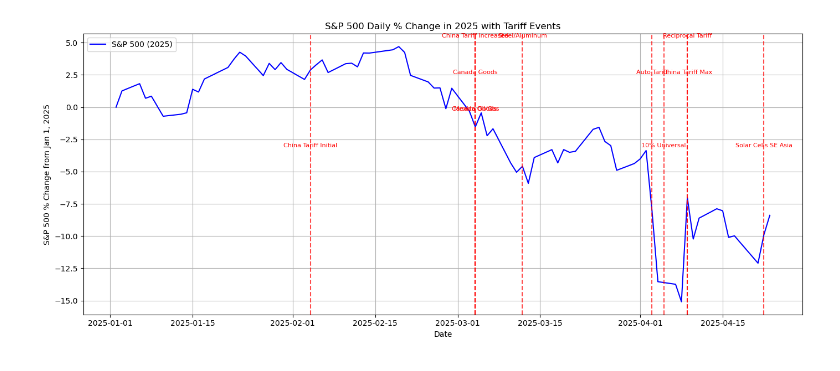
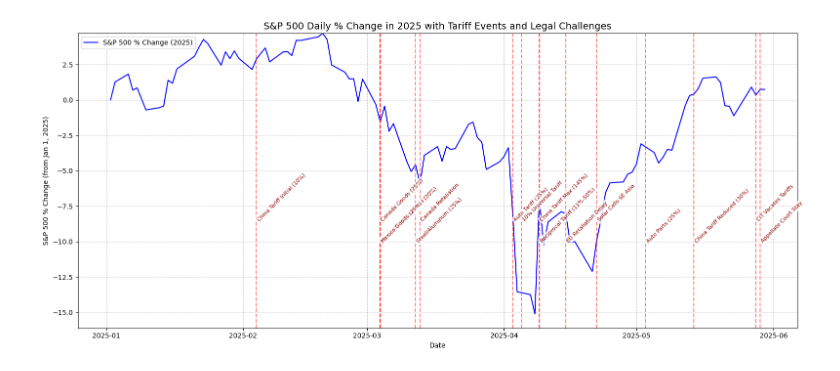
Before and after one commit to omega1119/sandp-tariffs, a Jupyter notebook: main.ipynb, the cells around one changed output. Saved outputs shown, nothing was run; the diff lists cells and outputs as text; code cells hidden in the pictures.

Commit message:
updated code and graphs

```diff
--- a/main.ipynb
+++ b/main.ipynb
@@ -120,52 +131,69 @@ plt.show()
 # %%
 # Filter data for 2025 only
 sp500_2025 = data[(data.index >= "2025-01-01") & (data.index <= "2025-12-31")].copy()
 sp500_2025['Pct Change'] = (sp500_2025['Close'] / sp500_2025['Close'].iloc[0] - 1) * 100
 
-# Tariff events and labels
+# Updated and detailed Tariff events with court challenge information
 tariff_events = [
-    {"label": "Steel/Aluminum", "date": "2025-03-12"},
-    {"label": "Auto Tariff", "date": "2025-04-03"},
-    {"label": "Auto Parts", "date": "2025-05-03"},
-    {"label": "10% Universal", "date": "2025-04-05"},
-    {"label": "Reciprocal Tariff", "date": "2025-04-09"},
-    {"label": "Canada Goods", "date": "2025-03-04"},
-    {"label": "Canada Oil/Gas", "date": "2025-03-04"},
-    {"label": "China Tariff Initial", "date": "2025-02-04"},
-    {"label": "China Tariff Increased", "date": "2025-03-04"},
-    {"label": "China Tariff Max", "date": "2025-04-09"},
-    {"label": "Mexico Goods", "date": "2025-03-04"},
-    {"label": "Solar Cells SE Asia", "date": "2025-04-22"}
+    {"label": "Steel/Aluminum (25%)", "date": "2025-03-12"},
+    {"label": "Auto Tariff (25%)", "date": "2025-04-03"},
+    {"label": "Auto Parts (25%)", "date": "2025-05-03"},
+    {"label": "10% Universal Tariff", "date": "2025-04-05"},
+    {"label": "Reciprocal Tariff (11%-50%)", "date": "2025-04-09"},
+    {"label": "Canada Goods (25%)", "date": "2025-03-04"},
+    {"label": "Canada Oil/Gas (10%)", "date": "2025-03-04"},
+    {"label": "China Tariff Initial (10%)", "date": "2025-02-04"},
+    {"label": "China Tariff Increased (20%)", "date": "2025-03-04"},
+    {"label": "China Tariff Max (145%)", "date": "2025-04-09"},
+    {"label": "Mexico Goods (25%)", "date": "2025-03-04"},
+    {"label": "Solar Cells SE Asia", "date": "2025-04-22"},
+    {"label": "China Tariff Reduced (30%)", "date": "2025-05-14"},
+    {"label": "Canada Retaliation", "date": "2025-03-13"},
+    {"label": "EU Retaliation Delay", "date": "2025-04-15"},
+    {"label": "CIT Vacates Tariffs", "date": "2025-05-28"},
+    {"label": "Appellate Court Stay", "date": "2025-05-29"}
 ]
 
 # Convert string dates to datetime
 for event in tariff_events:
     event["datetime"] = pd.to_datetime(event["date"])
 
 # Plot the S&P 500 percentage change
-plt.figure(figsize=(14, 6))
-plt.plot(sp500_2025.index, sp500_2025['Pct Change'], label="S&P 500 (2025)", color="blue")
+plt.figure(figsize=(16, 7))
+plt.plot(sp500_2025.index, sp500_2025['Pct Change'], label="S&P 500 % Change (2025)", color="blue")
 
-# Add vertical lines for tariff events with staggered horizontal labels and bigger gaps
-y_min, y_max = plt.ylim()
-label_spacing = 0.5  # bigger gap between label levels
-num_levels = 4
-
-label_y_positions = [y_max * (0.95 - label_spacing * (i % num_levels)) for i in range(len(tariff_events))]
+# Enhanced label placement at about 25% above the bottom of the plot
+plot_range = sp500_2025['Pct Change'].max() - sp500_2025['Pct Change'].min()
+y_min = sp500_2025['Pct Change'].min()
+offset_base = y_min + 0.25 * plot_range
+offsets = [offset_base + (i % 2) * 1.5 for i in range(len(tariff_events))]
 
 for i, event in enumerate(tariff_events):
     if sp500_2025.index.min() <= event["datetime"] <= sp500_2025.index.max():
-        plt.axvline(event["datetime"], color='red', linestyle='--', alpha=0.7)
-        plt.text(event["datetime"], label_y_positions[i], event["label"],
-                 rotation=0, ha='center', fontsize=8, color='red')
+        plt.axvline(event["datetime"], color='red', linestyle='--', alpha=0.5)
+        plt.text(
+            event["datetime"],
+            offsets[i],
+            event["label"],
+            rotation=45,
+            ha='left',
+            va='bottom',
+            fontsize=8,
+            color='darkred',
+            bbox=dict(facecolor='white', alpha=0.8, edgecolor='none', pad=2)
+        )
 
-# Final formatting
-plt.title("S&P 500 Daily % Change in 2025 with Tariff Events")
+# Adjust plot limits to accommodate labels
+plt.ylim(y_min - 1, sp500_2025['Pct Change'].max())
+
+# Formatting
+plt.title("S&P 500 Daily % Change in 2025 with Tariff Events and Legal Challenges", fontsize=14)
 plt.xlabel("Date")
-plt.ylabel("S&P 500 % Change from Jan 1, 2025")
-plt.grid(True)
+plt.ylabel("S&P 500 % Change (from Jan 1, 2025)")
+plt.grid(True, linestyle='--', alpha=0.6)
 plt.tight_layout()
-plt.legend()
+plt.legend(loc="upper left")
+
 plt.show()
 # %% [output]
-[figure, old version]
+[figure, new version]
```
Also changed, not shown: parts of 2 cells of this notebook, 2 other files.
